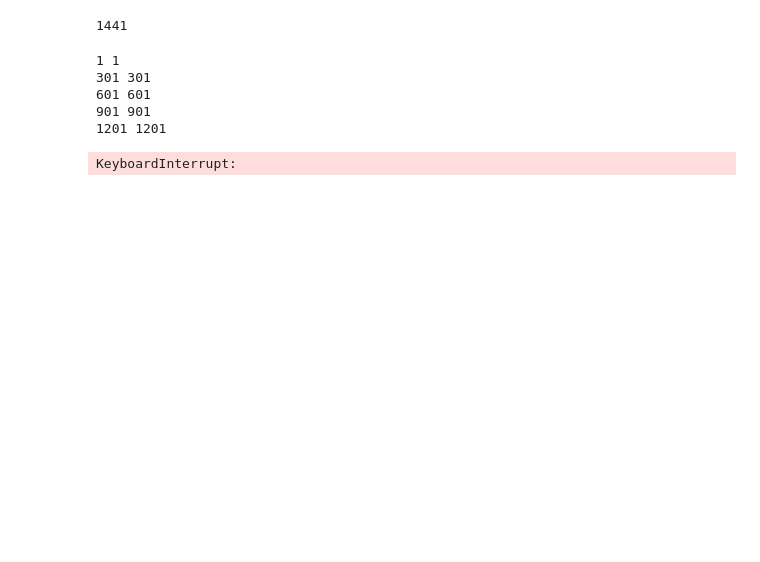
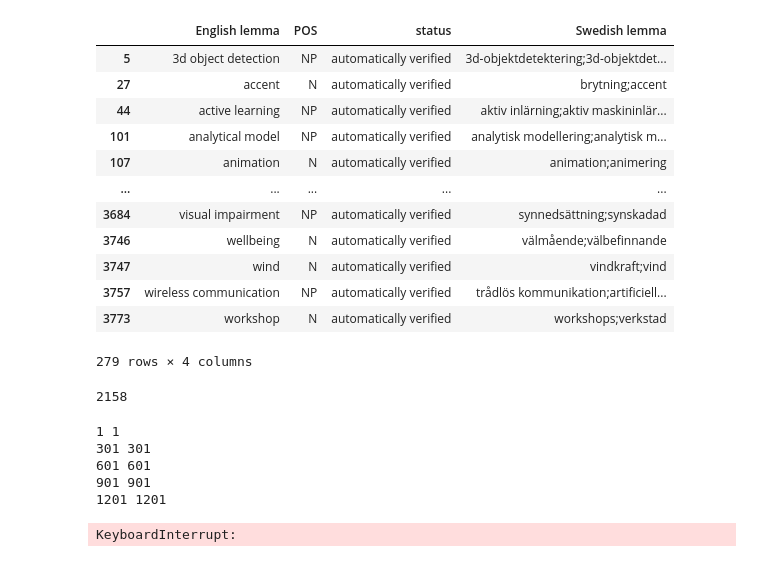
Before and after one commit to chickenThug/STUNDA, a Jupyter notebook: src/scripts/update_karp.ipynb, the cells around one changed output. Drawn from its saved outputs; the diff is of its cells as text; code cells hidden in the pictures; blank space fills up the shorter version.

```diff
--- a/src/scripts/update_karp.ipynb
+++ b/src/scripts/update_karp.ipynb
@@ -76,24 +137,43 @@ df.head()
+# %%
+df[df["Swedish lemma"].str.contains(";")]
+# %% [output]
+|  | English lemma | POS | status | Swedish lemma |
+| 5 | 3d object detection | NP | automatically verified | 3d-objektdetektering;3d-objektdet... |
+| 27 | accent | N | automatically verified | brytning;accent |
+| 44 | active learning | NP | automatically verified | aktiv inlärning;aktiv maskininlär... |
+| 101 | analytical model | NP | automatically verified | analytisk modellering;analytisk m... |
+| 107 | animation | N | automatically verified | animation;animering |
+| ... | ... | ... | ... | ... |
+| 3684 | visual impairment | NP | automatically verified | synnedsättning;synskadad |
+| 3746 | wellbeing | N | automatically verified | välmående;välbefinnande |
+| 3747 | wind | N | automatically verified | vindkraft;vind |
+| 3757 | wireless communication | NP | automatically verified | trådlös kommunikation;artificiell... |
+| 3773 | workshop | N | automatically verified | workshops;verkstad |
+279 rows × 4 columns
 # %%
-list_of_dicts = df.to_dict(orient='records')
+list_of_dicts = df2.to_dict(orient='records')
 
 new_list = []
 
 for item in list_of_dicts:
+
+    swedish_translations = item["Swedish lemma"].split(";")
     new_item = {
-        "row": item["id"],
         "eng": {
-            "lemma": item["eng_lemma"].strip()
+            "lemma": item["English lemma"]
         },
         "swe": {
-            "lemma": item["swe_lemma"].strip()
+            "lemma": swedish_translations[0]
         },
-        "src": item["src"],
-        "pos": item["pos"]
+        "src": "paired-keywords",
+        "pos": item["POS"]
     }
+    if len(swedish_translations) > 1:
+        new_item["synonyms"] = swedish_translations[1:]
     new_list.append(new_item)
 
 print(len(new_list))
 # %% [output]
-1441
+2158
 # %%
 added = 0
```
Also changed, not shown: parts of 9 cells of this notebook, 8 other files.
